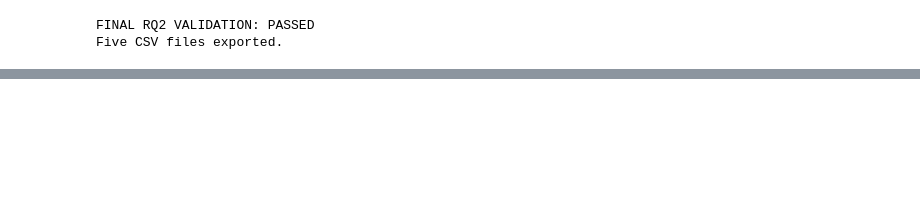
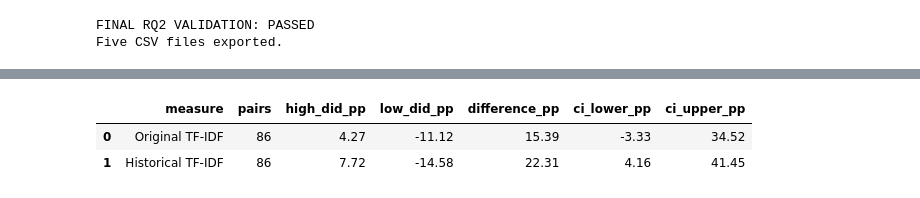
Before and after one commit to ribarb65/agent-skills-pr-acceptance, a Jupyter notebook: notebooks/02_rq2_analysis.ipynb, the cells around one changed output, grey strips where cells are left out. Drawn from its saved outputs; the diff is of its cells as text; code cells hidden in the pictures; blank space fills up the shorter version.

```diff
--- a/notebooks/02_rq2_analysis.ipynb
+++ b/notebooks/02_rq2_analysis.ipynb
@@ -4104,0 +4336,87 @@ The results remain exploratory due to sample size, unobserved confounding, histo
+# %%
+comparison = stable_effects[
+    ["pair_id", "did", "stable_similarity"]
+].merge(
+    rq2_alignment_effects[
+        ["pair_id", "baseline_similarity"]
+    ],
+    on="pair_id",
+    validate="one_to_one"
+)
+
+assert comparison["pair_id"].is_unique
+assert len(comparison) == len(stable_effects)
+
+results = []
+classifications = {}
+
+for name, column in [
+    ("Original TF-IDF", "baseline_similarity"),
+    ("Historical TF-IDF", "stable_similarity")
+]:
+    threshold = comparison[column].median()
+    is_high = comparison[column] > threshold
+    classifications[name] = is_high
+
+    high = comparison.loc[is_high, "did"].to_numpy()
+    low = comparison.loc[~is_high, "did"].to_numpy()
+
+    rng = np.random.default_rng(2027)
+
+    bootstrap = (
+        rng.choice(high, (5000, len(high)), replace=True).mean(axis=1)
+        -
+        rng.choice(low, (5000, len(low)), replace=True).mean(axis=1)
+    ) * 100
+
+    lower, upper = np.percentile(bootstrap, [2.5, 97.5])
+
+    results.append({
+        "measure": name,
+        "pairs": len(comparison),
+        "high_did_pp": high.mean() * 100,
+        "low_did_pp": low.mean() * 100,
+        "difference_pp": (high.mean() - low.mean()) * 100,
+        "ci_lower_pp": lower,
+        "ci_upper_pp": upper
+    })
+
+results = pd.DataFrame(results)
+
+print("SAME-SAMPLE COMPARISON")
+display(results.round(2))
+
+agreement = (
+    classifications["Original TF-IDF"]
+    == classifications["Historical TF-IDF"]
+).mean()
+
+correlation = comparison[
+    ["baseline_similarity", "stable_similarity"]
+].corr(method="spearman").iloc[0, 1]
+
+excluded = rq2_did.loc[
+    ~rq2_did["pair_id"].isin(comparison["pair_id"])
+]
+
+print("\nSample selection:")
+print("Retained pairs:", len(comparison))
+print("Excluded pairs:", len(excluded))
+print("Retained overall DiD:",
+      round(comparison["did"].mean() * 100, 2), "pp")
+print("Excluded overall DiD:",
+      round(excluded["did"].mean() * 100, 2), "pp")
+
+print("\nMeasurement agreement:")
+print("High/low classification agreement:",
+      round(agreement * 100, 2), "%")
+print("Spearman correlation:",
+      round(correlation, 3))
+
+results.to_csv(
+    PROCESSED / "rq2_alignment_same_sample_comparison.csv",
+    index=False
+)
+
+print("\nSame-sample comparison: PASSED")
+# %% [output]
@@ -4104,0 +4424,3 @@ The results remain exploratory due to sample size, unobserved confounding, histo
+|  | measure | pairs | high_did_pp | low_did_pp | difference_pp | ci_lower_pp | ci_upper_pp |
+| 0 | Original TF-IDF | 86 | 4.27 | -11.12 | 15.39 | -3.33 | 34.52 |
+| 1 | Historical TF-IDF | 86 | 7.72 | -14.58 | 22.31 | 4.16 | 41.45 |
```
Also changed, not shown: parts of 18 cells of this notebook, 9 other files.
